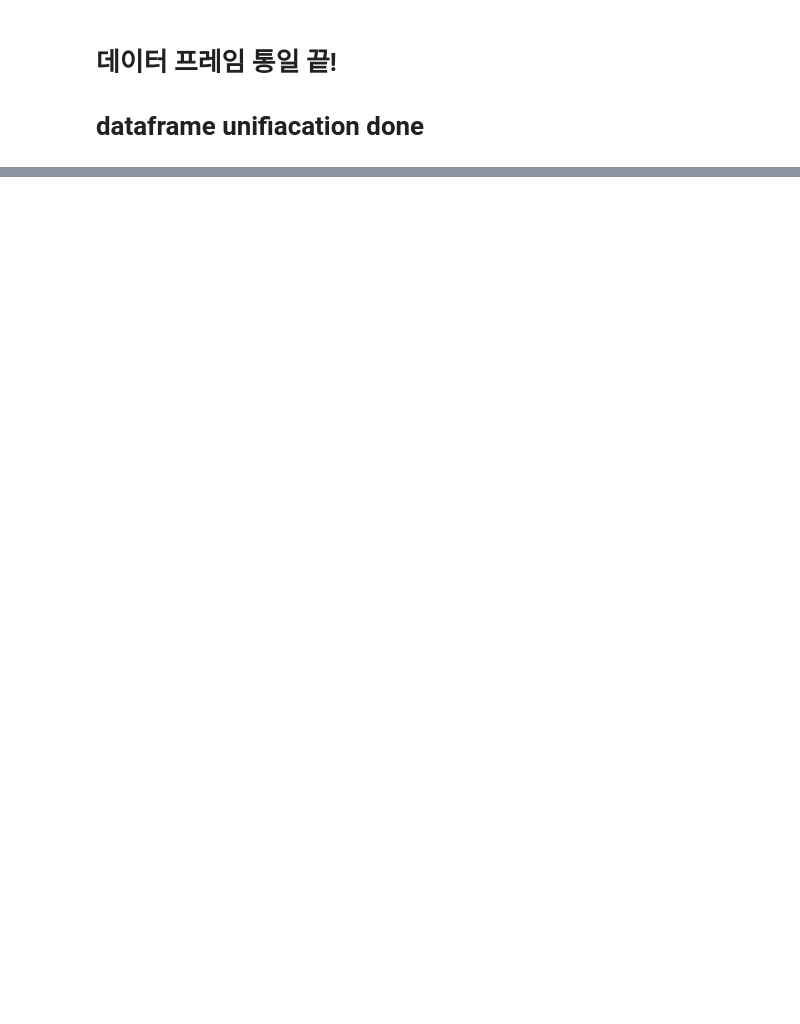
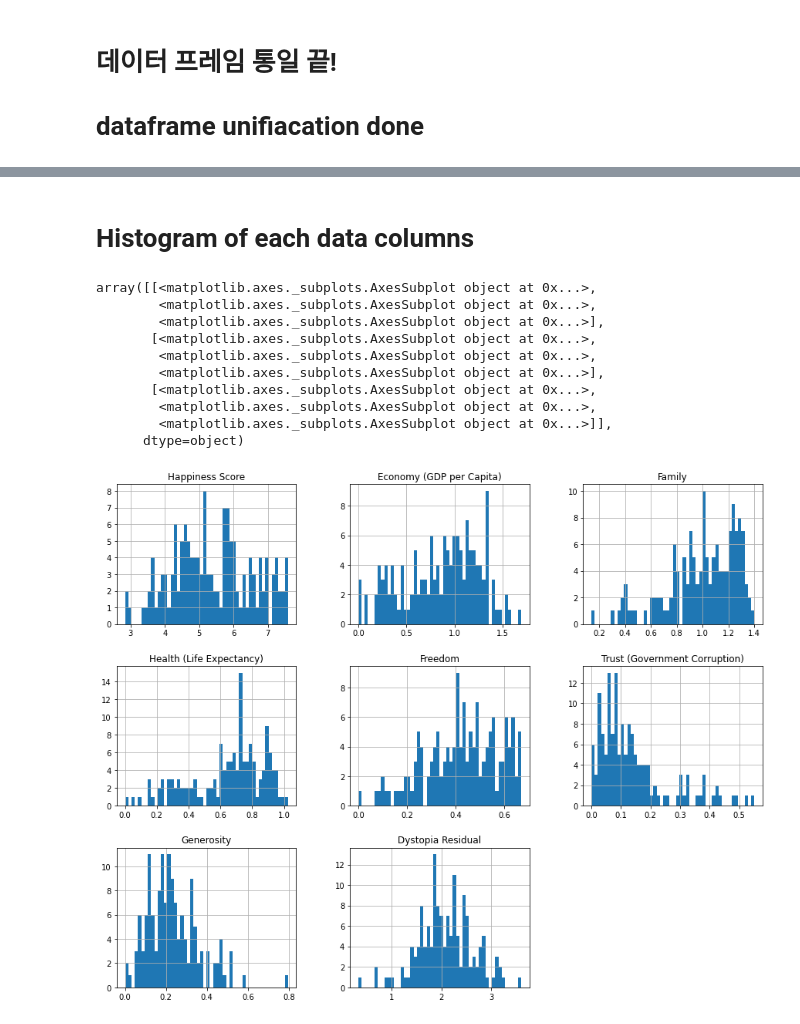
Before and after one commit to Kim-Dong-Jun99/DSTermProject, a Jupyter notebook: term_project_final.ipynb, the cells around one changed output, grey strips where cells are left out. Drawn from its saved outputs; the diff is of its cells as text; code cells hidden in the pictures; blank space fills up the shorter version.

```diff
--- a/term_project_final.ipynb
+++ b/term_project_final.ipynb
@@ -244,0 +337,16 @@ cleaned_2017 = pd.read_pickle('/content/gdrive/Shareddrives/data_science/dataset
+# %% [markdown]
+# Histogram of each data columns
+# %%
+cleaned_2015.drop('Happiness Rank', axis = 1).hist(bins = 50, figsize = (15,12))
+# %% [output]
+array([[<matplotlib.axes._subplots.AxesSubplot object at 0x...>,
+        <matplotlib.axes._subplots.AxesSubplot object at 0x...>,
+        <matplotlib.axes._subplots.AxesSubplot object at 0x...>],
+       [<matplotlib.axes._subplots.AxesSubplot object at 0x...>,
+        <matplotlib.axes._subplots.AxesSubplot object at 0x...>,
+        <matplotlib.axes._subplots.AxesSubplot object at 0x...>],
+       [<matplotlib.axes._subplots.AxesSubplot object at 0x...>,
+        <matplotlib.axes._subplots.AxesSubplot object at 0x...>,
+        <matplotlib.axes._subplots.AxesSubplot object at 0x...>]],
+      dtype=object)
+[figure, added]
```
Also changed, not shown: parts of 13 cells of this notebook.
